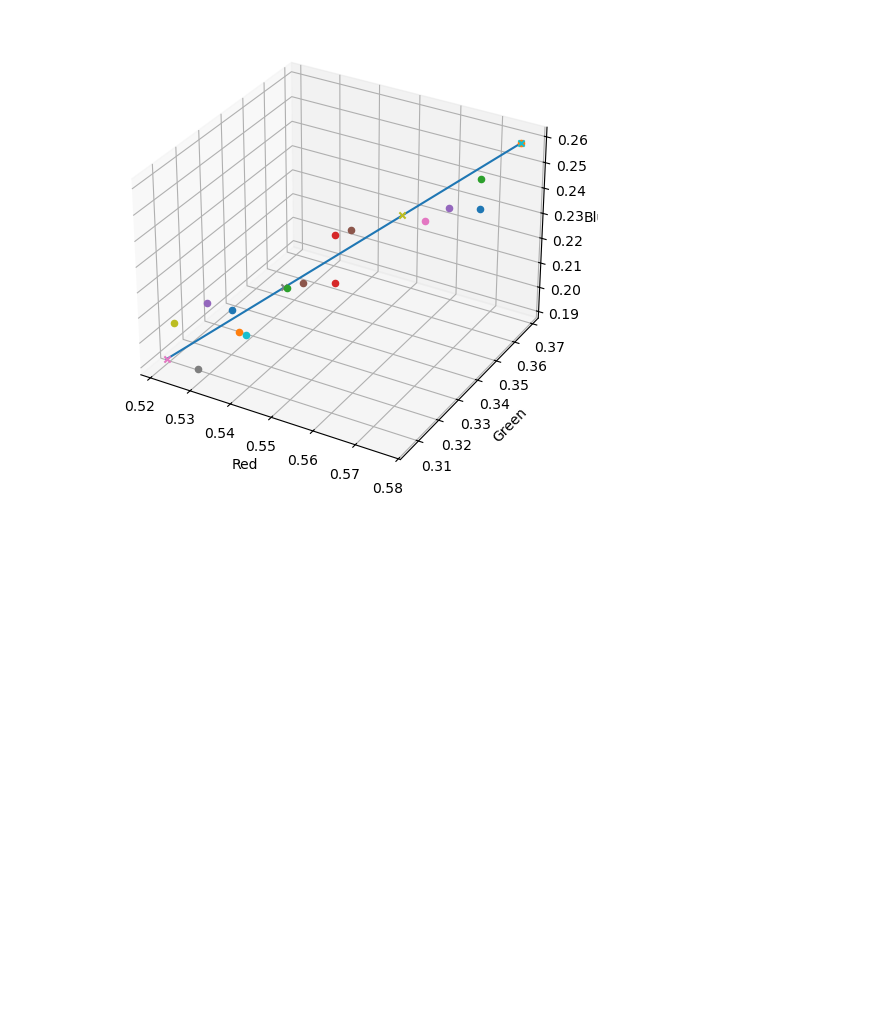
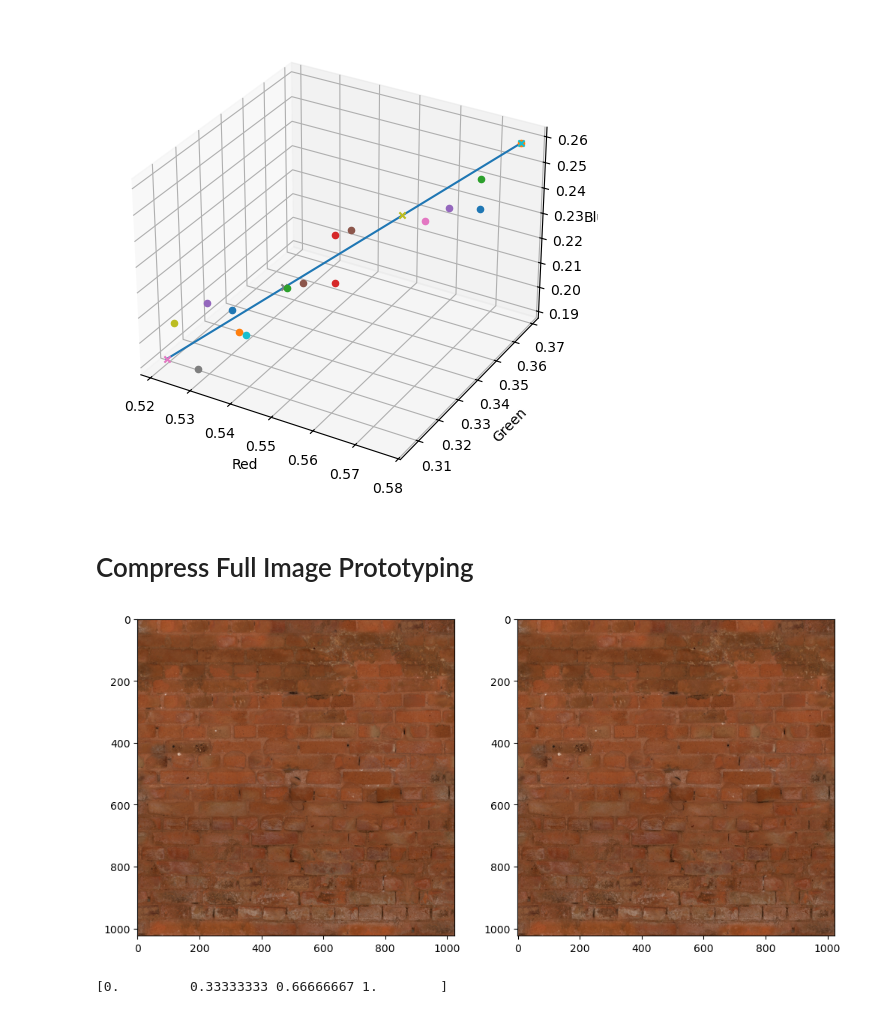
Before and after one commit to Alexandre1357/MachineLearningExploration, a Jupyter notebook: nbs/block_compression.ipynb, the cells around one changed output. Saved outputs shown, nothing was run; the diff lists cells and outputs as text; code cells hidden in the pictures; blank space fills up the shorter version.

Commit message:
implemented block compression for a full image

```diff
--- a/nbs/block_compression.ipynb
+++ b/nbs/block_compression.ipynb
@@ -137,3 +150,5 @@ ax.set_zlabel('Blue')
 plt.show()
 # %% [output]
 [figure]
+# %% [markdown]
+# Compress Full Image Prototyping
@@ -139,0 +204,36 @@ plt.show()
+# %%
+if image_array.shape[0] % block_size != 0:
+    print("block size doesn't fit evenly into texture")
+
+texture_width_in_blocks = int(image_array.shape[0] / block_size)
+
+endpoints = np.zeros((texture_width_in_blocks, texture_width_in_blocks, 2, 3), dtype=np.float32)
+indices = np.zeros((image_array.shape[0], image_array.shape[0], 1), dtype=np.int8)
+
+# this stores it in column major which is a bit confusing but at least it matches the texture itself
+for block_x_index in range(texture_width_in_blocks):
+    for block_y_index in range(texture_width_in_blocks):
+        pixel_x_offset = block_x_index * block_size
+        pixel_y_offset = block_y_index * block_size
+
+        block_endpoints = endpoints[block_y_index][block_x_index]
+
+        calc_endpoints(block_endpoints, image_array, pixel_x_offset, pixel_y_offset)
+        calc_indices(block_endpoints, indices, image_array, pixel_x_offset, pixel_y_offset)
+# %%
+decompressed_image_array = np.zeros(image_array.shape)
+
+for x in range(image_array.shape[0]):
+    for y in range(image_array.shape[0]):
+        decompressed_image_array[y][x] = get_color_at_coord(endpoints, indices, x, y)
+
+fig, axes = plt.subplots(1, 2, figsize=(12,6))
+axes[0].imshow(image_array)
+axes[1].imshow(decompressed_image_array)
+
+plt.show()
+
+print(interp_values)
+# %% [output]
+[figure, added]
+[0.         0.33333333 0.66666667 1.        ]
```
Also changed, not shown: parts of 10 cells of this notebook.
